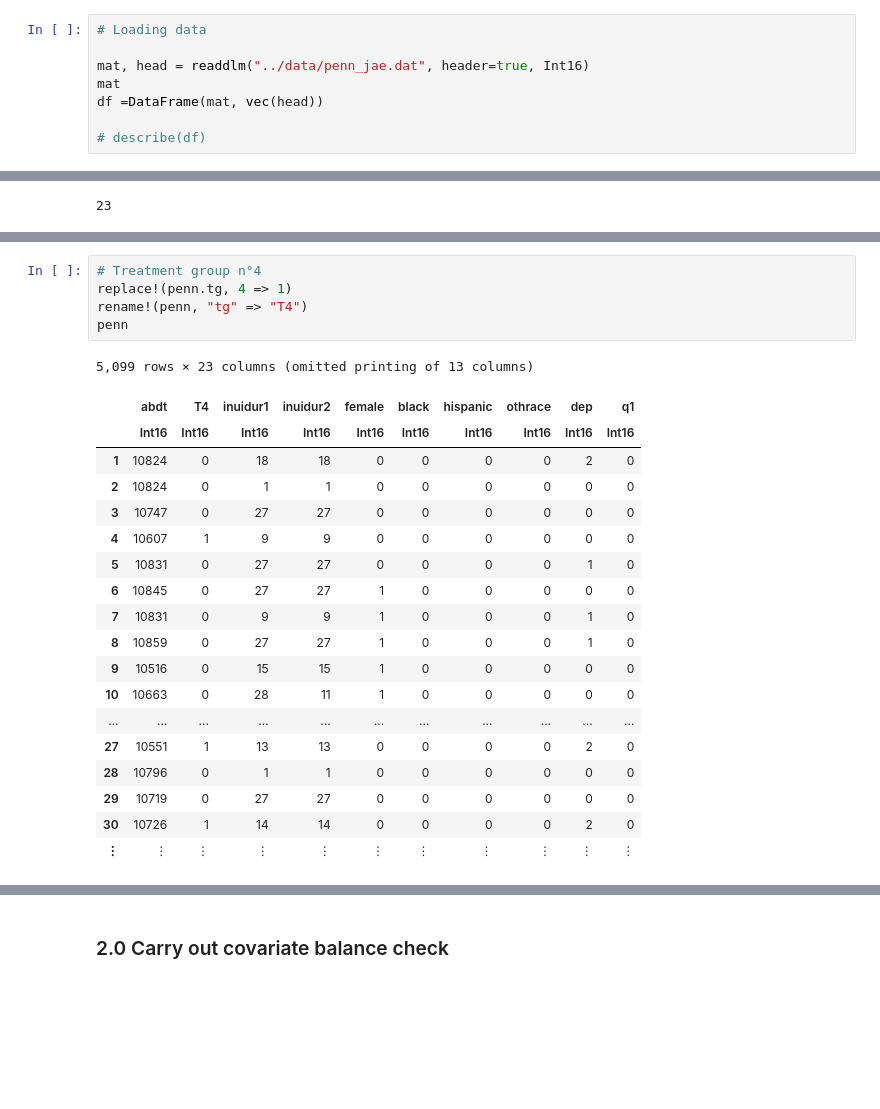
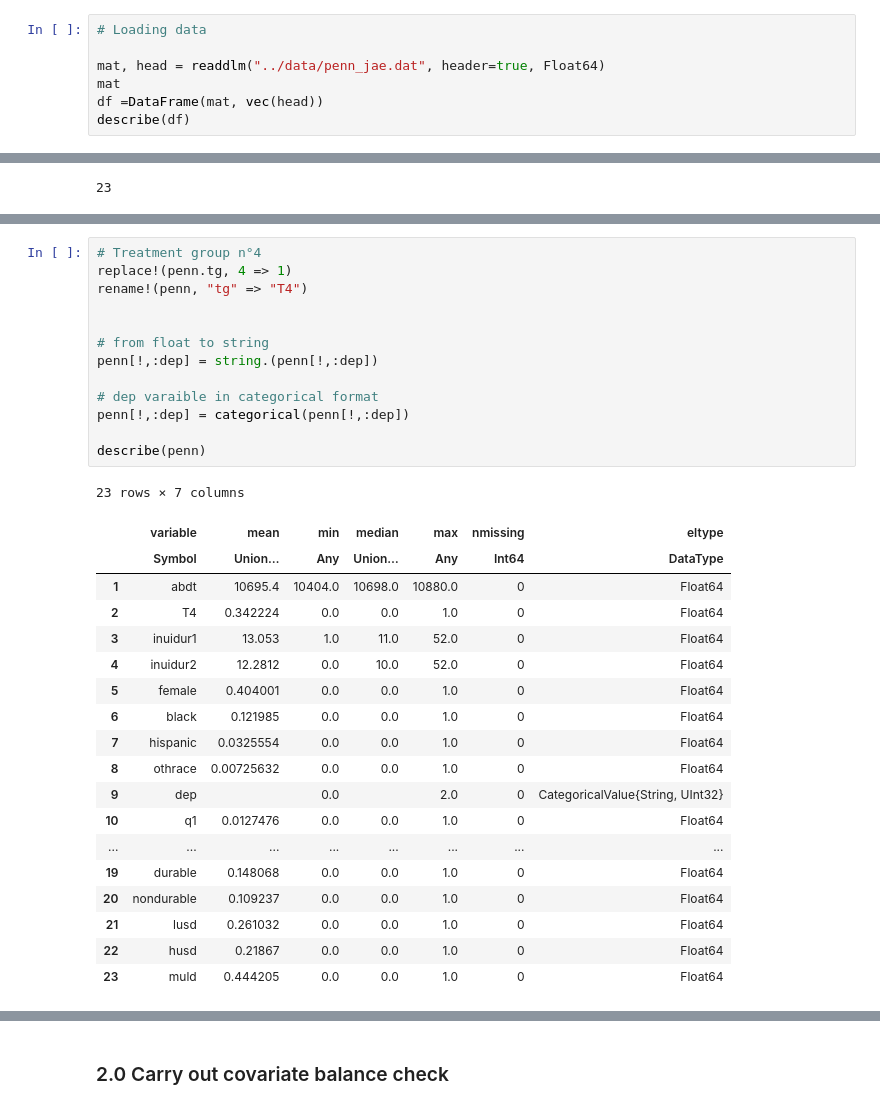
Before and after one commit to alexanderquispe/14.38_Causal_ML, a Jupyter notebook: Julia_Notebooks/RCT_Precision_Adjustment.ipynb, the cells around one changed output, grey strips where cells are left out. Drawn from its saved outputs; the diff is of its cells as text; blank space fills up the shorter version.

```diff
--- a/Julia_Notebooks/RCT_Precision_Adjustment.ipynb
+++ b/Julia_Notebooks/RCT_Precision_Adjustment.ipynb
@@ -22,9 +31,8 @@ pwd()
 # %%
 # Loading data
 
-mat, head = readdlm("../data/penn_jae.dat", header=true, Int16)
+mat, head = readdlm("../data/penn_jae.dat", header=true, Float64)
 mat
 df =DataFrame(mat, vec(head))
-
-# describe(df)
+describe(df)
 # %% [output]
@@ -83,25 +91,33 @@ first(penn,20)
 # %%
 # Treatment group n°4
 replace!(penn.tg, 4 => 1)
 rename!(penn, "tg" => "T4")
-penn
+
+
+# from float to string
+penn[!,:dep] = string.(penn[!,:dep])
+
+# dep varaible in categorical format
+penn[!,:dep] = categorical(penn[!,:dep])
+
+describe(penn)
 # %% [output]
-5,099 rows × 23 columns (omitted printing of 13 columns)
+23 rows × 7 columns
-|  | abdt | T4 | inuidur1 | inuidur2 | female | black | hispanic | othrace | dep | q1 |
-|  | Int16 | Int16 | Int16 | Int16 | Int16 | Int16 | Int16 | Int16 | Int16 | Int16 |
-| 1 | 10824 | 0 | 18 | 18 | 0 | 0 | 0 | 0 | 2 | 0 |
-| 2 | 10824 | 0 | 1 | 1 | 0 | 0 | 0 | 0 | 0 | 0 |
-| 3 | 10747 | 0 | 27 | 27 | 0 | 0 | 0 | 0 | 0 | 0 |
-| 4 | 10607 | 1 | 9 | 9 | 0 | 0 | 0 | 0 | 0 | 0 |
-| 5 | 10831 | 0 | 27 | 27 | 0 | 0 | 0 | 0 | 1 | 0 |
-| 6 | 10845 | 0 | 27 | 27 | 1 | 0 | 0 | 0 | 0 | 0 |
-| 7 | 10831 | 0 | 9 | 9 | 1 | 0 | 0 | 0 | 1 | 0 |
-| 8 | 10859 | 0 | 27 | 27 | 1 | 0 | 0 | 0 | 1 | 0 |
-| 9 | 10516 | 0 | 15 | 15 | 1 | 0 | 0 | 0 | 0 | 0 |
-| 10 | 10663 | 0 | 28 | 11 | 1 | 0 | 0 | 0 | 0 | 0 |
-| ... | ... | ... | ... | ... | ... | ... | ... | ... | ... | ... |
-| 27 | 10551 | 1 | 13 | 13 | 0 | 0 | 0 | 0 | 2 | 0 |
-| 28 | 10796 | 0 | 1 | 1 | 0 | 0 | 0 | 0 | 0 | 0 |
-| 29 | 10719 | 0 | 27 | 27 | 0 | 0 | 0 | 0 | 0 | 0 |
-| 30 | 10726 | 1 | 14 | 14 | 0 | 0 | 0 | 0 | 2 | 0 |
-| ⋮ | ⋮ | ⋮ | ⋮ | ⋮ | ⋮ | ⋮ | ⋮ | ⋮ | ⋮ | ⋮ |
+|  | variable | mean | min | median | max | nmissing | eltype |
+|  | Symbol | Union… | Any | Union… | Any | Int64 | DataType |
+| 1 | abdt | 10695.4 | 10404.0 | 10698.0 | 10880.0 | 0 | Float64 |
+| 2 | T4 | 0.342224 | 0.0 | 0.0 | 1.0 | 0 | Float64 |
+| 3 | inuidur1 | 13.053 | 1.0 | 11.0 | 52.0 | 0 | Float64 |
+| 4 | inuidur2 | 12.2812 | 0.0 | 10.0 | 52.0 | 0 | Float64 |
+| 5 | female | 0.404001 | 0.0 | 0.0 | 1.0 | 0 | Float64 |
+| 6 | black | 0.121985 | 0.0 | 0.0 | 1.0 | 0 | Float64 |
+| 7 | hispanic | 0.0325554 | 0.0 | 0.0 | 1.0 | 0 | Float64 |
+| 8 | othrace | 0.00725632 | 0.0 | 0.0 | 1.0 | 0 | Float64 |
+| 9 | dep |  | 0.0 |  | 2.0 | 0 | CategoricalValue{String, UInt32} |
+| 10 | q1 | 0.0127476 | 0.0 | 0.0 | 1.0 | 0 | Float64 |
+| ... | ... | ... | ... | ... | ... | ... | ... |
+| 19 | durable | 0.148068 | 0.0 | 0.0 | 1.0 | 0 | Float64 |
+| 20 | nondurable | 0.109237 | 0.0 | 0.0 | 1.0 | 0 | Float64 |
+| 21 | lusd | 0.261032 | 0.0 | 0.0 | 1.0 | 0 | Float64 |
+| 22 | husd | 0.21867 | 0.0 | 0.0 | 1.0 | 0 | Float64 |
+| 23 | muld | 0.444205 | 0.0 | 0.0 | 1.0 | 0 | Float64 |
```
Also changed, not shown: parts of 20 cells of this notebook, 2 other files.
